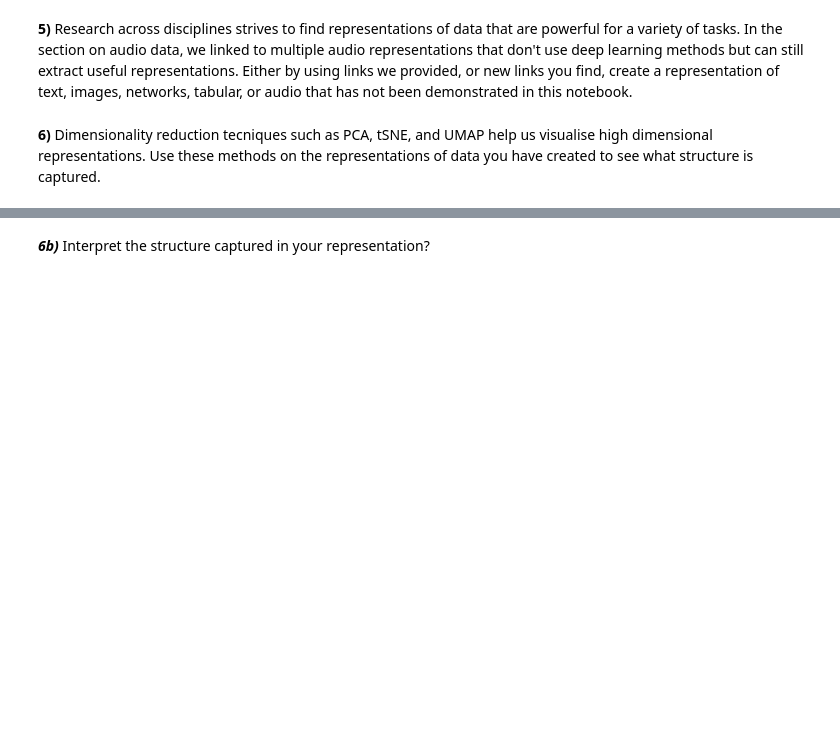
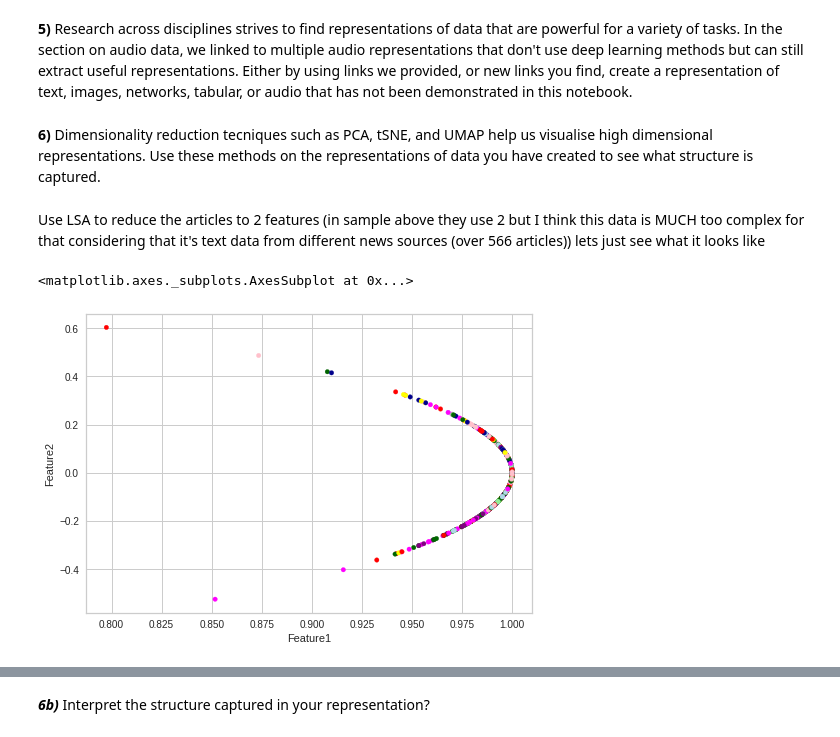
Before and after one commit to sabinahartnett/Tutorials-Homework-Notebooks, a Jupyter notebook: Week 3/SH_tutorial_1_representing_diverse_data.ipynb, the cells around one changed output, grey strips where cells are left out. Drawn from its saved outputs; the diff is of its cells as text; code cells hidden in the pictures; blank space fills up the shorter version.

```diff
--- a/Week 3/SH_tutorial_1_representing_diverse_data.ipynb
+++ b/Week 3/SH_tutorial_1_representing_diverse_data.ipynb
@@ -1832,0 +1833,3 @@ In this notebook we have seen how different kinds of data are often represented.
+# %%
+news_media = pd.read_csv('mini_clean_news.csv', index_col=0).dropna(subset = ['section', 'article'])
+#set(news_media.section)
@@ -1832,0 +1882,5 @@ In this notebook we have seen how different kinds of data are often represented.
+# %%
+# only going to use the sections: ['Entertainment', 'Finance','Fashion','Health','Politics', 'Sports', 'Tech', 'Travel', 'World News', 'buisness', 'education']
+news_media['section'] = news_media.section.replace(conversion_dict_invert)
+#news_media[news_media['section'].isin(['Entertainment', 'Finance','Fashion','Health','Politics', 'Sports', 'Tech', 'Travel', 'World News', 'buisness', 'education'])]
+news_media = news_media[news_media['section'].isin(list_new_labels)]
@@ -1832,0 +1954,4 @@ In this notebook we have seen how different kinds of data are often represented.
+# %%
+vectorizer = TfidfVectorizer(stop_words='english')
+tf_idf_X = vectorizer.fit_transform(news_media['article']).toarray()
+print("below is the tfidf vector representation of the news media corpus:", tf_idf_X)
@@ -1861,3 +2142,14 @@ audiorepresentations= 'something' #@param {type:"string"}
 **5)** Research across disciplines strives to find representations of data that are powerful for a variety of tasks. In the section on audio data, we linked to multiple audio representations that don't use deep learning methods but can still extract useful representations. Either by using links we provided, or new links you find, create a representation of text, images, networks, tabular, or audio that has not been demonstrated in this notebook.
 # %% [markdown]
 **6)** Dimensionality reduction tecniques such as PCA, tSNE, and UMAP help us visualise high dimensional representations. Use these methods on the representations of data you have created to see what structure is captured.
+# %% [markdown]
+Use LSA to reduce the articles to 2 features (in sample above they use 2 but I think this data is MUCH too complex for that considering that it's text data from different news sources (over 566 articles)) lets just see what it looks like
+# %%
+X_df = pd.DataFrame(tf_idf_X, columns = ['Feature1','Feature2'])
+X_df['section'] = list(news_media['section'])
+# %%
+color_dict = {'TECH':'red', 'POLITICS_US':'lightblue', 'ART_CULTURE': 'darkblue','INTERNATIONAL':'purple', 'HEALTH_LIFESTYLE': 'yellow', 'ENTERTAINMENT':'pink','BUSINESS': 'darkgreen', 'FINANCE':'magenta', 'SCIENCE':'lightgreen'}
+X_df.plot.scatter(x = 'Feature1', y ='Feature2', color = [color_dict.get(x) for x in X_df.section])
+# %% [output]
+<matplotlib.axes._subplots.AxesSubplot at 0x...>
+[figure, added]
```
Also changed, not shown: parts of 38 cells of this notebook.
